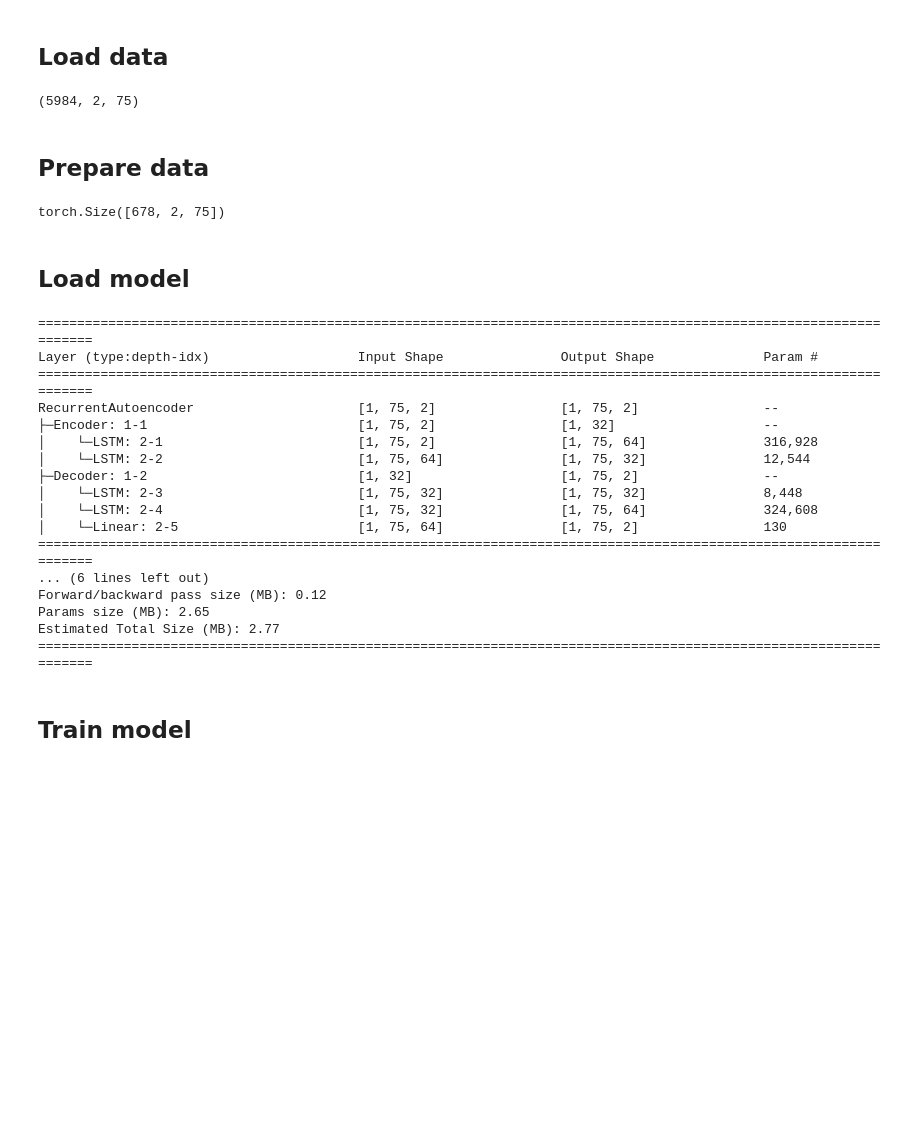
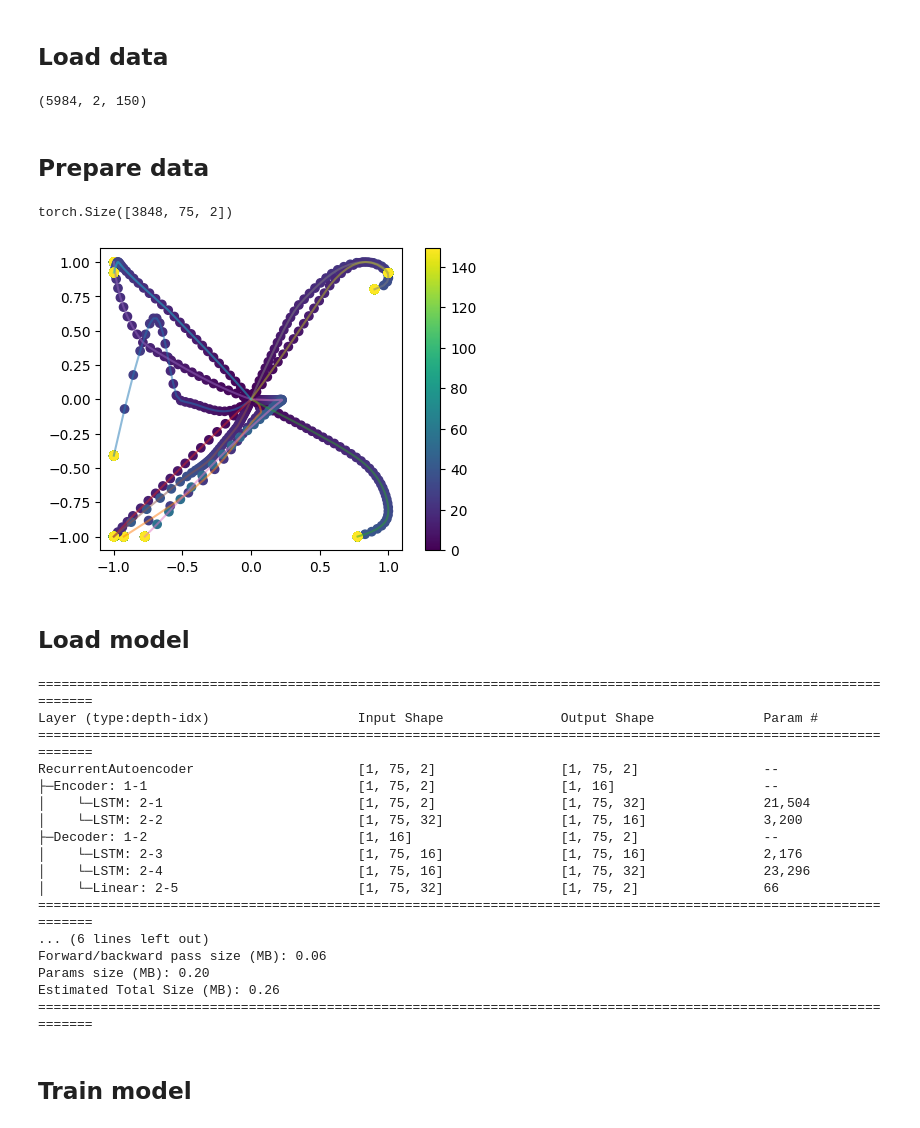
Before and after one commit to NevVerVer/Neuromatch_2022_EcoG_movements, a Jupyter notebook: models/lstm_model_training.ipynb, the cells around one changed output. Drawn from its saved outputs; the diff is of its cells as text; code cells hidden in the pictures; blank space fills up the shorter version.

Commit message:
clean behavioral data

```diff
--- a/models/lstm_model_training.ipynb
+++ b/models/lstm_model_training.ipynb
@@ -23,22 +26,33 @@ from lstm_model_behavior import RecurrentAutoencoder
 from lin_ae_model_behavior import LinearAutoencoder
 
 plt.rcParams['figure.dpi'] = 100
+# %%
+PATH_ROOT = Path('/Volumes/GoogleDrive/My Drive/NMA-22/naturalistic_arm_movements_ecog')
+PATH_DATA = PATH_ROOT / 'data' / 'behavior_data'
+SEED = 42
+
+DTYPE = torch.float
+DEVICE = torch.device("mps")
 # %%
-dataset_full = np.load(PATH_DATA / "reaches.npy")
+# dataset_full = np.load(PATH_DATA / "reaches.npy")
+dataset_full = np.load(PATH_DATA / "reaches_scales.npy")
+
 k_mean_labels = np.load(PATH_DATA / "k_mean_labels.npy")
 dataset_full.shape
 # %% [output]
-(5984, 2, 75)
+(5984, 2, 150)
 # %% [markdown]
 ## Prepare data
 # %%
-dataset = dataset_full.reshape((dataset_full.shape[0], dataset_full.shape[2], dataset_full.shape[1]))
-# X_train, X_test = train_test_split(dataset_full[k_mean_labels == 2], test_size=0.04, random_state=SEED)
-# X_train, X_test = train_test_split(dataset_full, test_size=0.04, random_state=SEED)
-k_mean_mask = k_mean_labels == 2
+dataset = np.swapaxes(dataset_full, 2, 1)
+# X_train, X_test = train_test_split(dataset[k_mean_labels == 2], test_size=0.04, random_state=SEED)
+# X_train, X_test = train_test_split(dataset, test_size=0.04, random_state=SEED)
+# k_mean_mask = k_mean_labels == 0
 # k_mean_mask = (k_mean_labels == 2) | (k_mean_labels == 8) | (k_mean_labels == 6) | (k_mean_labels == 0)
 # k_mean_mask = k_mean_labels > 0
-X_train, X_test = train_test_split(dataset_full[k_mean_mask], test_size=0.04, random_state=SEED)
+
+n_points = 50
+X_train, X_test = train_test_split(dataset[:, :75, :], test_size=0.04, random_state=SEED)
 
 X_train, X_val = train_test_split(X_train, test_size=0.33, random_state=SEED)
 
@@ -50,11 +64,28 @@ X_val = torch.tensor(X_val, device=DEVICE, dtype=DTYPE)
 # test_data = TensorDataset(X_test)
 X_train.shape
 # %% [output]
-torch.Size([678, 2, 75])
+torch.Size([3848, 75, 2])
+# %%
+def plot_reaches_(coords):
+    x = coords[0]
+    y = coords[1]
+    plt.plot(x, y, '-', alpha = 0.5)
+    plt.scatter(x, y, c = np.arange(len(x)))
+
+
+
+for event in range(10):
+    plot_reaches_(dataset_full[event, :, :])
+    plt.gca().set_aspect('equal')
+
+plt.colorbar()
+plt.show()
+# %% [output]
+[figure, added]
 # %% [markdown]
 ## Load model
 # %%
-rae_test = RecurrentAutoencoder(75, 2, 32, 10)
+rae_test = RecurrentAutoencoder(75, 2, 16, 3)
 summary(rae_test, (1, 75, 2),
         col_names=["input_size", "output_size", "num_params",
                   ]) # "kernel_size", "mult_adds", "trainable"]
@@ -63,18 +94,18 @@ summary(rae_test, (1, 75, 2),
 Layer (type:depth-idx)                   Input Shape               Output Shape              Param #
 ===================================================================================================================
 RecurrentAutoencoder                     [1, 75, 2]                [1, 75, 2]                --
-├─Encoder: 1-1                           [1, 75, 2]                [1, 32]                   --
-│    └─LSTM: 2-1                         [1, 75, 2]                [1, 75, 64]               316,928
-│    └─LSTM: 2-2                         [1, 75, 64]               [1, 75, 32]               12,544
-├─Decoder: 1-2                           [1, 32]                   [1, 75, 2]                --
-│    └─LSTM: 2-3                         [1, 75, 32]               [1, 75, 32]               8,448
-│    └─LSTM: 2-4                         [1, 75, 32]               [1, 75, 64]               324,608
-│    └─Linear: 2-5                       [1, 75, 64]               [1, 75, 2]                130
+├─Encoder: 1-1                           [1, 75, 2]                [1, 16]                   --
+│    └─LSTM: 2-1                         [1, 75, 2]                [1, 75, 32]               21,504
+│    └─LSTM: 2-2                         [1, 75, 32]               [1, 75, 16]               3,200
+├─Decoder: 1-2                           [1, 16]                   [1, 75, 2]                --
+│    └─LSTM: 2-3                         [1, 75, 16]               [1, 75, 16]               2,176
+│    └─LSTM: 2-4                         [1, 75, 16]               [1, 75, 32]               23,296
+│    └─Linear: 2-5                       [1, 75, 32]               [1, 75, 2]                66
 ===================================================================================================================
 ... (6 lines left out)
-Forward/backward pass size (MB): 0.12
-Params size (MB): 2.65
-Estimated Total Size (MB): 2.77
+Forward/backward pass size (MB): 0.06
+Params size (MB): 0.20
+Estimated Total Size (MB): 0.26
 ===================================================================================================================
 # %% [markdown]
 ## Train model
```
Also changed, not shown: parts of 38 cells of this notebook, 2 other files.
